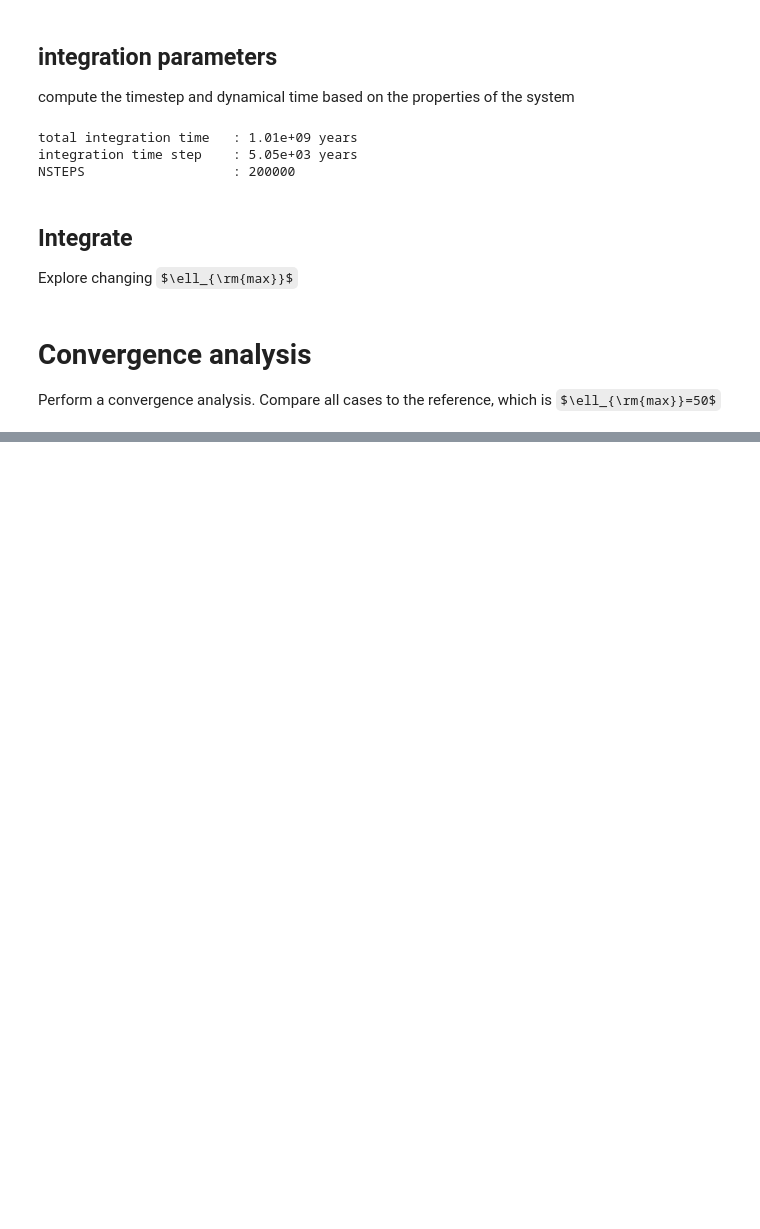
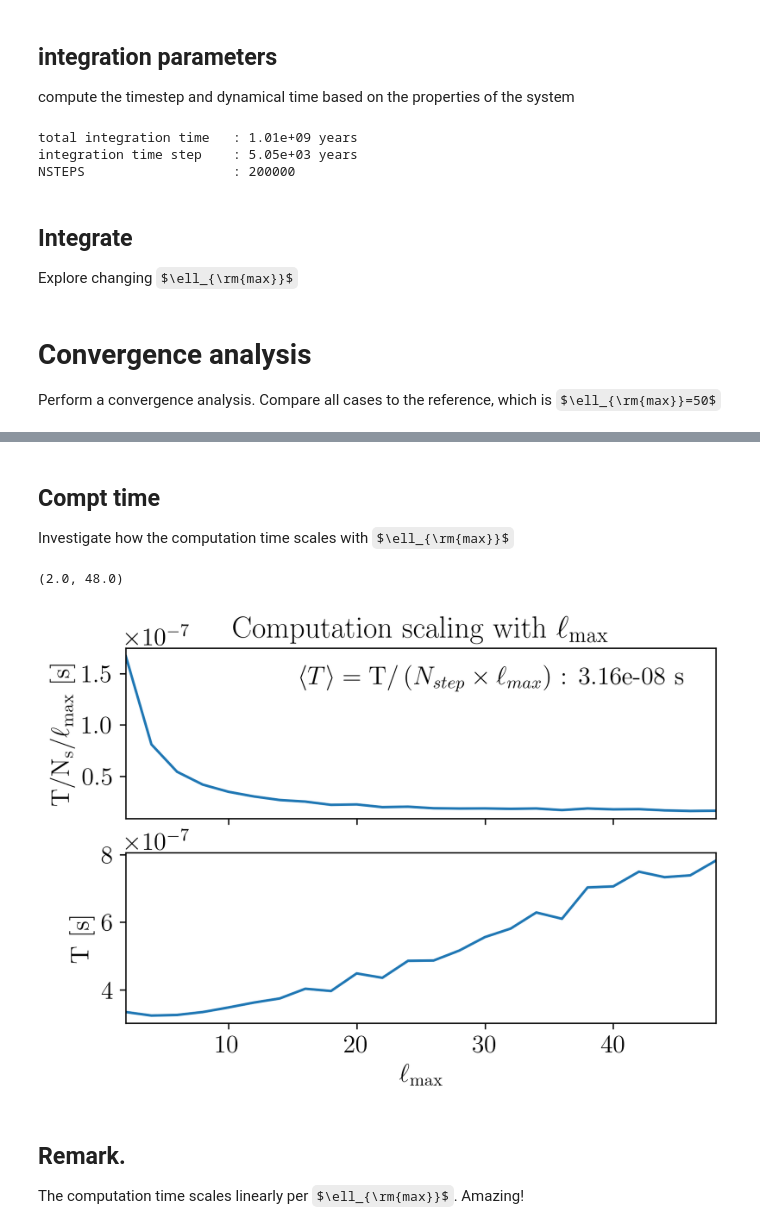
Before and after one commit to salvatore-ferrone/tstrippy, a Jupyter notebook: docs/source/legendre_BFE_orbit_convergence.ipynb, the cells around one changed output, grey strips where cells are left out. Drawn from its saved outputs; the diff is of its cells as text; code cells hidden in the pictures; some formulas as TeX source; blank space fills up the shorter version.

```diff
--- a/docs/source/legendre_BFE_orbit_convergence.ipynb
+++ b/docs/source/legendre_BFE_orbit_convergence.ipynb
@@ -239,0 +395,31 @@ array([], dtype=int64)
+# %% [markdown]
+## Compt time
+
+Investigate how the computation time scales with $\ell_{\rm{max}}$
+# %%
+meancomptime = np.mean(comptimes/1e6/lmaxes/NSTEPS,)
+fig,axis=plt.subplots(2,1,figsize=(8.25-2,4),sharex=True,dpi=300)
+axis[0].plot(lmaxes,comptimes/1e6/lmaxes/NSTEPS)
+axis[0].text(
+    0.95, 0.9,
+    r"$\left<T\right> = \mathrm{T} / \left( N_{step}\times \ell_{max}\right)$"+" : {:9.2e} s ".format(meancomptime),
+    transform=axis[0].transAxes,
+    ha="right",
+    va="top",
+)
+axis[1].plot(lmaxes,comptimes/1e6/NSTEPS)
+
+axis[0].set_ylabel(r"$\rm{T} /  N_{s} / \ell_{max}$ [s]")
+axis[1].set_ylabel(r"T [s]")
+
+axis[0].set_title(r"Computation scaling with $\ell_{\rm{max}}$")
+axis[1].set_xlabel(r"$\ell_{\rm{max}}$")
+
+axis[0].set_xlim(lmaxes.min(),lmaxes.max())
+# %% [output]
+(2.0, 48.0)
+[figure, added]
+# %% [markdown]
+## Remark.
+
+The computation time scales linearly per $\ell_{\rm{max}}$. Amazing!
```
Also changed, not shown: parts of 14 cells of this notebook.
